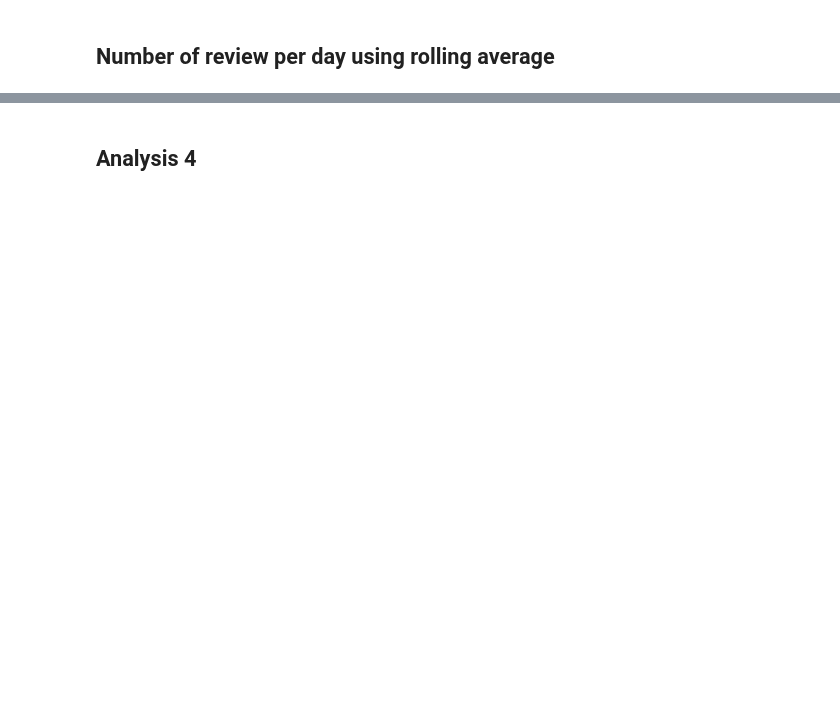
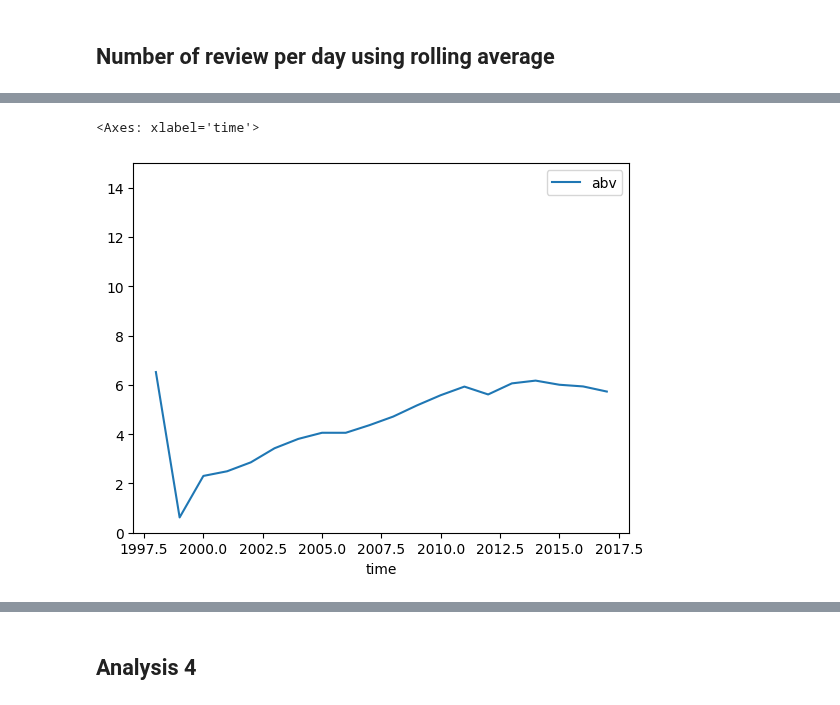
Before and after one commit to epfl-ada/ada-2023-project-dada, a Jupyter notebook: main.ipynb, the cells around one changed output, grey strips where cells are left out. Drawn from its saved outputs; the diff is of its cells as text; code cells hidden in the pictures; blank space fills up the shorter version.

```diff
--- a/main.ipynb
+++ b/main.ipynb
@@ -134,0 +180,7 @@ plot_rolling(german_users_WW, 7)
+# %%
+alcohol_reviews_global = alcohol_reviews.drop(columns='user_location')
+mean_abv = alcohol_reviews_global.groupby(["time"]).var().reset_index()
+mean_abv.plot(x="time", y='abv', kind='line', ylim=[0, 15])
+# %% [output]
+<Axes: xlabel='time'>
+[figure, added]
```
Also changed, not shown: parts of 11 cells of this notebook, 1 other file.
